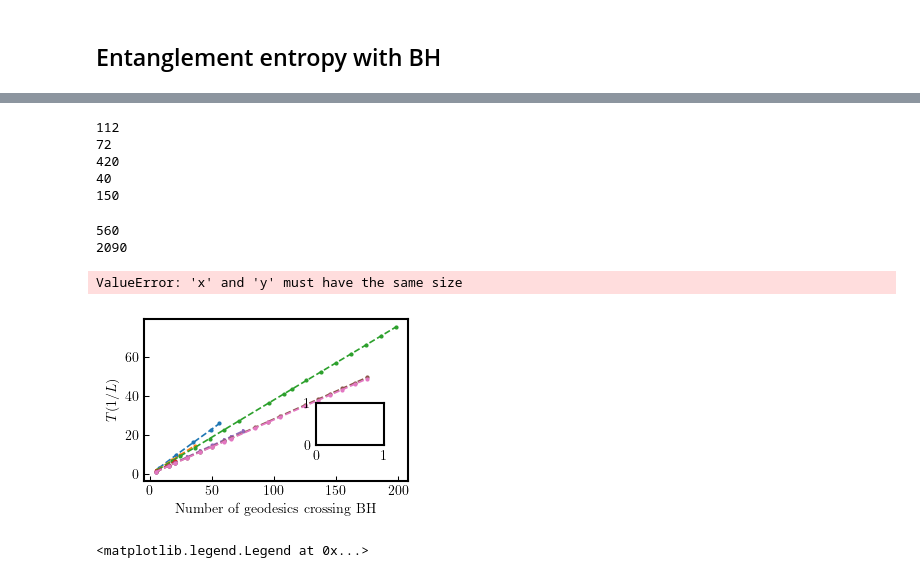
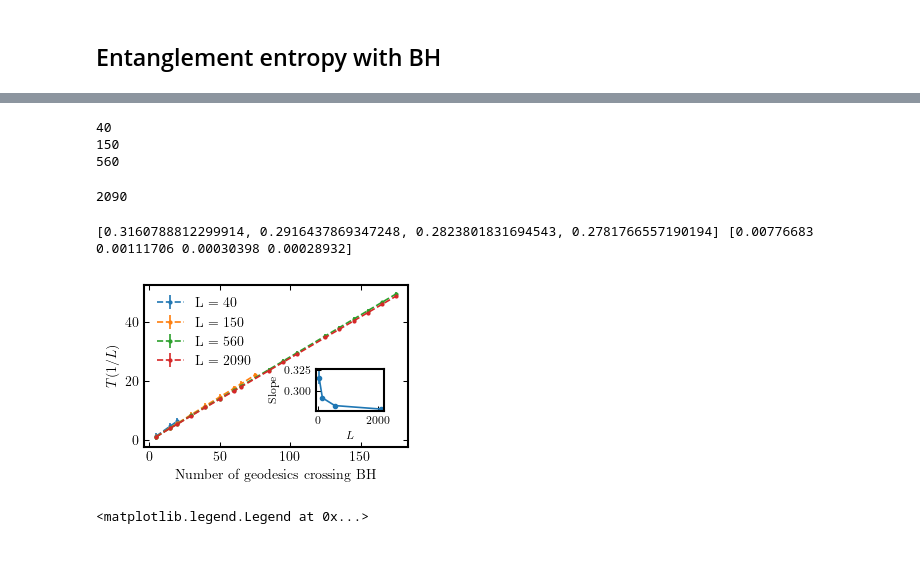
Before and after one commit to Alejo-Costa-Duran/HyperbolicFractonModel, a Jupyter notebook: Simulation.ipynb, the cells around one changed output, grey strips where cells are left out. Cells and saved outputs as stored; diff of their text form; code cells hidden in the pictures.

```diff
--- a/Simulation.ipynb
+++ b/Simulation.ipynb
@@ -486,9 +486,4 @@ def entanglementEntropies(p,q,nLayers,step,numRads):
     entropy = entropy/numStatistics
     fName = "P"+str(p)+"Q"+str(q)+"N"+str(nLayers)+str(numRads)+".npy"
     np.save(os.path.join(entropies_dir,fName),entropy)
-
-for n in range(6,7):
-    entanglementEntropies(6,4,n,6,0)
-for n in range(5,6):
-    entanglementEntropies(7,4,n,1,0)
 # %% [output]
@@ -556,6 +620,6 @@ def numGeodesics(model,bHoleRads):
 # %%
 q = 4
-tuples = [(7,3),(6,3),(6,4),(5,3),(5,4),(5,5),(5,6)]
+tuples = [(5,3),(5,4),(5,5),(5,6)]
 
 figTemps, axTemps = plt.subplots()
 
@@ -579,40 +643,37 @@ for t in tuples:
     bHoleRads = sorted(list(set([np.round(g.distanceToOrigin+0.00001,5) for g in model.geodesicList])))
     bHoleRads = [0]+bHoleRads[:17]
     blockSizes = np.linspace(1,nBorder-1,nBorder-1)/nBorder
     parameters,covariance, betas, betas_Var = blackHoleTemperatures(entropies,blockSizes,bHoleRads)
     centralCharges.append(parameters[0])
     centralChargesVariance.append(np.sqrt(covariance[0,0]))
     aParameter.append(parameters[1])
     aParameterVariance.append(np.sqrt(covariance[1,1]))
     geodBH = numGeodesics(model,bHoleRads)
     slope, stderrSlope = cf(lambda x,a: x*a,geodBH,1/betas)
     slopes.append(slope[0])
     slopesVariance.append(np.sqrt(stderrSlope[0,0]))
     axTemps.errorbar(geodBH,1/betas,yerr = 5*np.sqrt(betas_Var[0]),fmt = 'o--',markersize = 2, label = f'L = {nBorder}')
     axTemps.set_xlabel('Number of geodesics crossing BH')
     axTemps.set_ylabel('$T(1/L)$')
 left, bottom, width, height = [0.63, 0.28, 0.2, 0.2]
 ax2 = figTemps.add_axes([left, bottom, width, height])
-ax2.errorbar(lattice64Sizes[3:5],slopes,yerr = np.array(slopesVariance),marker = 'o', markersize = 3)
+ax2.errorbar(lattice54Sizes[3:7],slopes,yerr = np.array(slopesVariance),marker = 'o', markersize = 3)
 plt.xticks(fontsize=8)
 plt.yticks(fontsize=8)
 ax2.set_ylabel(r'Slope',size = 8)
 ax2.set_xlabel(r'$L$',size = 8)
 axTemps.legend()
 axTemps.tick_params(right= True,top= True,left= True, bottom= True)
 figTemps.show()
 figTemps.savefig(f'./TemperaturesLinear.eps',format = 'eps', dpi=800, bbox_inches = 'tight',pad_inches = 0.03)
 print(slopes, np.array(slopesVariance))
 # %% [output]
-112
-72
-420
 40
 150
+560
-560
 2090
-ValueError: 'x' and 'y' must have the same size
+[0.3160788812299914, 0.2916437869347248, 0.2823801831694543, 0.2781766557190194] [0.00776683 0.00111706 0.00030398 0.00028932]
-[figure, old version]
+[figure, new version]
 # %%
 plt.errorbar([112],np.array([centralCharges[0]]),yerr = np.array([centralChargesVariance[0]]),label = 'p = 7')
 plt.errorbar([72,420],np.array(centralCharges[1:3]),yerr = np.array(centralChargesVariance[1:3]),label = 'p = 6')
```
Also changed, not shown: parts of 4 cells of this notebook, 5 other files.
